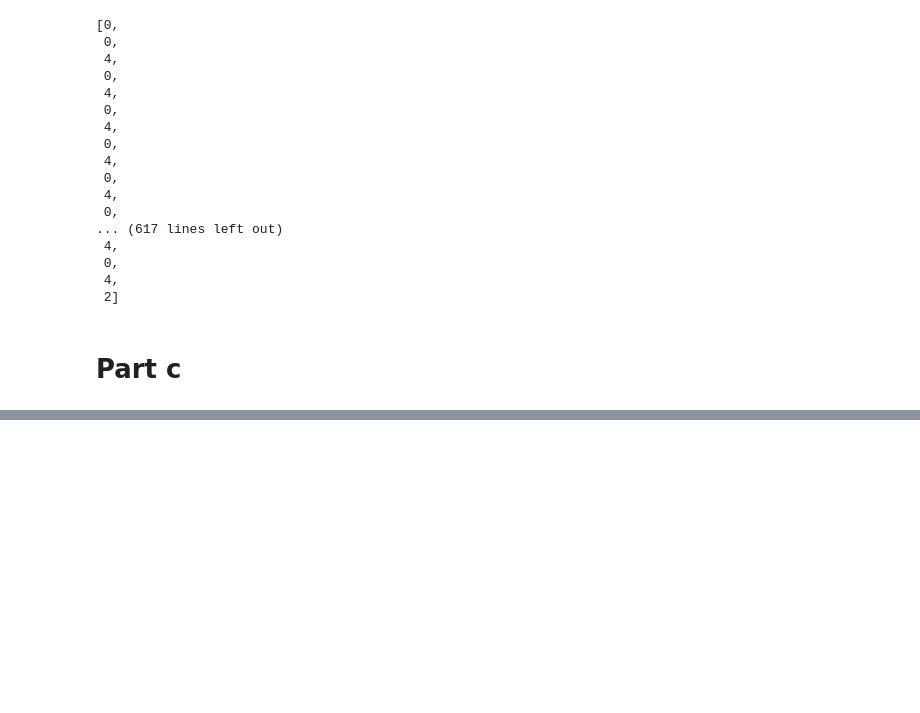
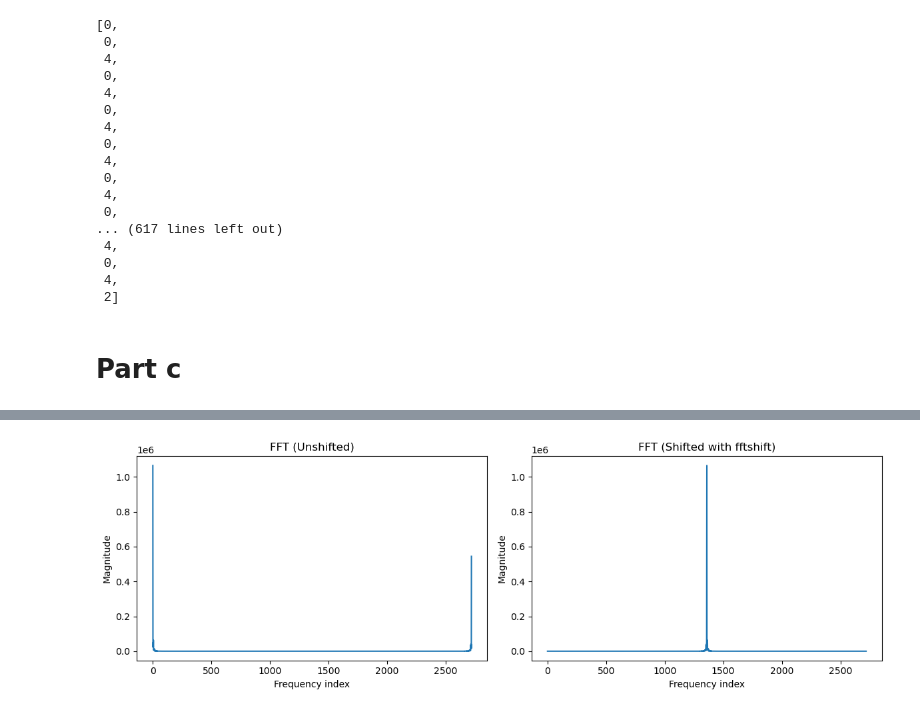
Before and after one commit to mjmousavi97/Image-processing-TehranUni-2025, a Jupyter notebook: DIP-HW9/src/Q2.ipynb, the cells around one changed output, grey strips where cells are left out. Cells and saved outputs as stored; diff of their text form; code cells hidden in the pictures; blank space fills up the shorter version.

```diff
--- a/DIP-HW9/src/Q2.ipynb
+++ b/DIP-HW9/src/Q2.ipynb
@@ -291,0 +246,31 @@ plt.show()
+# %%
+np_pts = boundary.shape[0]
+if np_pts % 2 != 0:
+    boundary = np.vstack([boundary, boundary[-1]])
+    np_pts += 1
+
+complex_boundary = boundary[:, 0] + 1j * boundary[:, 1]
+fft_boundary = np.fft.fft(a=complex_boundary)
+fft_boundary_shift = np.fft.fftshift(fft_boundary)
+
+magnitude = np.abs(fft_boundary)
+magnitude_centered = np.abs(fft_boundary_shift)
+
+plt.figure(figsize=(12,4))
+
+plt.subplot(1,2,1)
+plt.plot(magnitude)
+plt.title("FFT (Unshifted)")
+plt.xlabel("Frequency index")
+plt.ylabel("Magnitude")
+
+plt.subplot(1,2,2)
+plt.plot(magnitude_centered)
+plt.title("FFT (Shifted with fftshift)")
+plt.xlabel("Frequency index")
+plt.ylabel("Magnitude")
+
+plt.tight_layout()
+plt.show()
+# %% [output]
+[figure, added]
```
Also changed, not shown: parts of 4 cells of this notebook.
